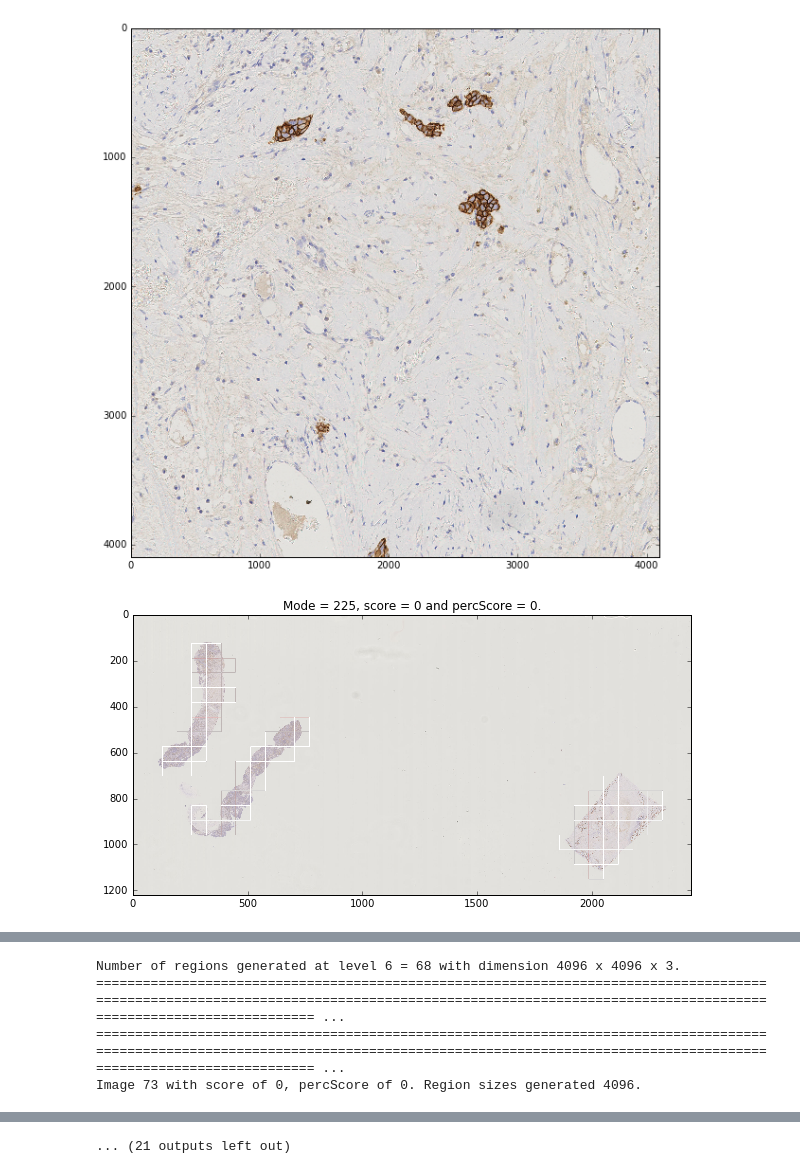
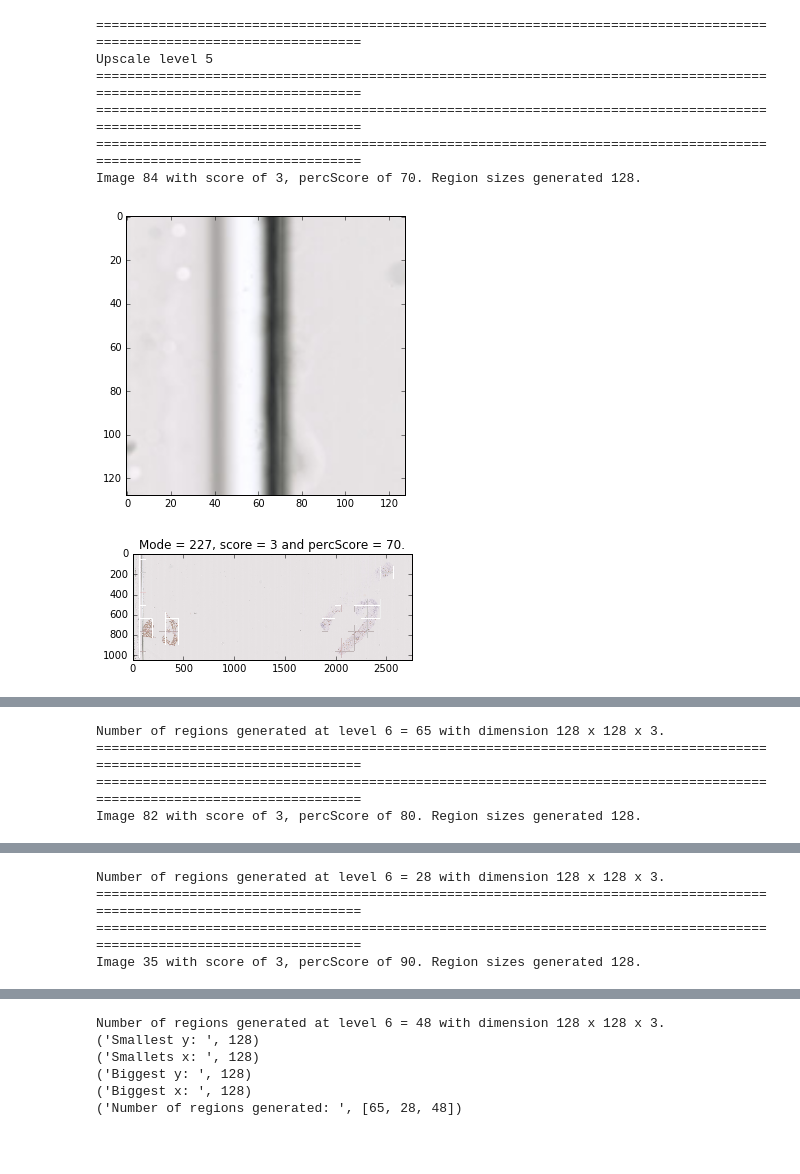
Before and after one commit to mattdns1006/her2, a Jupyter notebook: her2Image.ipynb, the cells around one changed output, grey strips where cells are left out. Cells and saved outputs as stored; diff of their text form; code cells hidden in the pictures; blank space fills up the shorter version.

```diff
--- a/her2Image.ipynb
+++ b/her2Image.ipynb
@@ -13,7 +13,7 @@ import glob
 %matplotlib inline
 
 from pylab import rcParams
-rcParams['figure.figsize'] = 10, 10
+rcParams['figure.figsize'] = 5, 5
 # %%
 """
 Helper functions.
@@ -161,81 +203,67 @@ class her2Image():
 # %%
-numberOfRegions = []
-imagesWithLines = [84,82,35]
 if __name__ == "__main__":
 
-    # Hyperparams
-    minNoFactors = 10
-    threshArea = 0.2
-    threshMargin = 8
 
-    save = 0
-    show = 1
-    displayProb = 0.01
-    blackThresh = 120
-    blurSize = 47
-
-    for upscaleLevel in [4,3,2,1,0]: # For each level
+    for upscaleLevel in upscaleLevels: # For each level
 
         upscaleWindowSize = np.power(2,12-upscaleLevel)
-        print("==="*100)
+        print("==="*40)
         print("Upscale level %d" %upscaleLevel)
-        print("==="*100)
+        print("==="*40)
 
         # Dimensions check
         dims = []
 
-        # CSV
-        writePath = "/home/msmith/her2/data/"
-        groundTruth = pd.read_csv("data/groundTruth.csv")
-        cols = {1: "CaseNo", 2: "HeR2 SCORE",
-               3:"PERCENTAGE CELLS WITH COMPLETE MEMBRANE STAINING IRRESPECTIVE OF INTENSITY"}
-        #groundTruth.sort_values(by=cols[3],inplace=True)
-
-
         # Generate ROIs and saave jpg
-        for caseNo in groundTruth.CaseNo.values[:]:
-        #for caseNo in imagesWithLines:
+        #for caseNo in groundTruth.CaseNo.values[:]:
+        for caseNo in imagesWithLines:
 
             nRegions = 0
 
-            newpath = writePath + "roi_" + str(caseNo) + "/" + str(upscaleLevel) + "/"
+            newpath = writePath + "roi_" + str(caseNo).zfill(3)  + "/" + str(upscaleLevel) + "/"
             if save == 1:
                 removeFiles(newpath)
                 if not os.path.exists(newpath):
                     os.makedirs(newpath)
 
-            eg = her2Image(caseNo,minNoFactors,threshArea,threshMargin,upscaleWindowSize,upscaleLevel,blackThresh,blurSize)
-            print("==="*100)
-            print("==="*100)
+            eg = her2Image(caseNo,threshArea,threshMargin,upscaleWindowSize,upscaleLevel,blackThresh,blurSize)
+            print("==="*40)
+            print("==="*40)
             print("Image %d with score of %d, percScore of %d. Region sizes generated %d." % (caseNo,eg.score,eg.percScore,upscaleWindowSize))
             regions = eg.regionGen(upscaleLevel) # region object
             regionNo = 0
             caseDims = []
             for region in regions:
                 nRegions += 1
                 if np.random.uniform() < displayProb and show == 1:
                     plt.imshow(region)
                     plt.show()
                 if save == 1:
                     region = region[:,:,:3] # remove alpha
                     region = region[:,:,::-1] # swap rgb
-                    cv2.imwrite(newpath + str(regionNo) + ".jpg",region)
+                    cv2.imwrite(newpath + str(regionNo).zfill(4) + ".jpg",region)
                 regionNo += 1
                 caseDims.append(region.shape)
                 #print("All alpha values == 255? %r" % np.all(region[:,:,3]==255))
 
             dims.append(caseDims)
             eg.show()
             numberOfRegions.append(nRegions)
             print("Number of regions generated at level %d = %d with dimension %d x %d x 3." % (eg.level,nRegions,caseDims[0][0],caseDims[0][1]))
 
     print("Smallest y: ", min([x[0][0] for x in dims]))
     print("Smallets x: ", min([x[0][1] for x in dims]))
 
     print("Biggest y: ", max([x[0][0] for x in dims]))
     print("Biggest x: ", max([x[0][1] for x in dims]))
 
     print("Number of regions generated: ",numberOfRegions)
 # %% [output]
+========================================================================================================================
+Upscale level 5
+========================================================================================================================
+========================================================================================================================
+========================================================================================================================
+Image 84 with score of 3, percScore of 70. Region sizes generated 128.
-[figure, old version]
+[figure, new version]
-[figure, old version]
+[figure, new version]
@@ -243,4 +271,4 @@ if __name__ == "__main__":
-Number of regions generated at level 6 = 68 with dimension 4096 x 4096 x 3.
-======================================================================================================================================================================================================== ...
-======================================================================================================================================================================================================== ...
-Image 73 with score of 0, percScore of 0. Region sizes generated 4096.
+Number of regions generated at level 6 = 65 with dimension 128 x 128 x 3.
+========================================================================================================================
+========================================================================================================================
+Image 82 with score of 3, percScore of 80. Region sizes generated 128.
@@ -252,0 +277,4 @@ Image 74 with score of 2, percScore of 10. Region sizes generated 4096.
+Number of regions generated at level 6 = 28 with dimension 128 x 128 x 3.
+========================================================================================================================
+========================================================================================================================
+Image 35 with score of 3, percScore of 90. Region sizes generated 128.
@@ -261,2 +284,7 @@ Image 79 with score of 1, percScore of 5. Region sizes generated 4096.
-... (21 outputs left out)
+Number of regions generated at level 6 = 48 with dimension 128 x 128 x 3.
+('Smallest y: ', 128)
+('Smallets x: ', 128)
+('Biggest y: ', 128)
+('Biggest x: ', 128)
+('Number of regions generated: ', [65, 28, 48])
 # %% [markdown]
```
Also changed, not shown: parts of 12 cells of this notebook, 2 other files.
